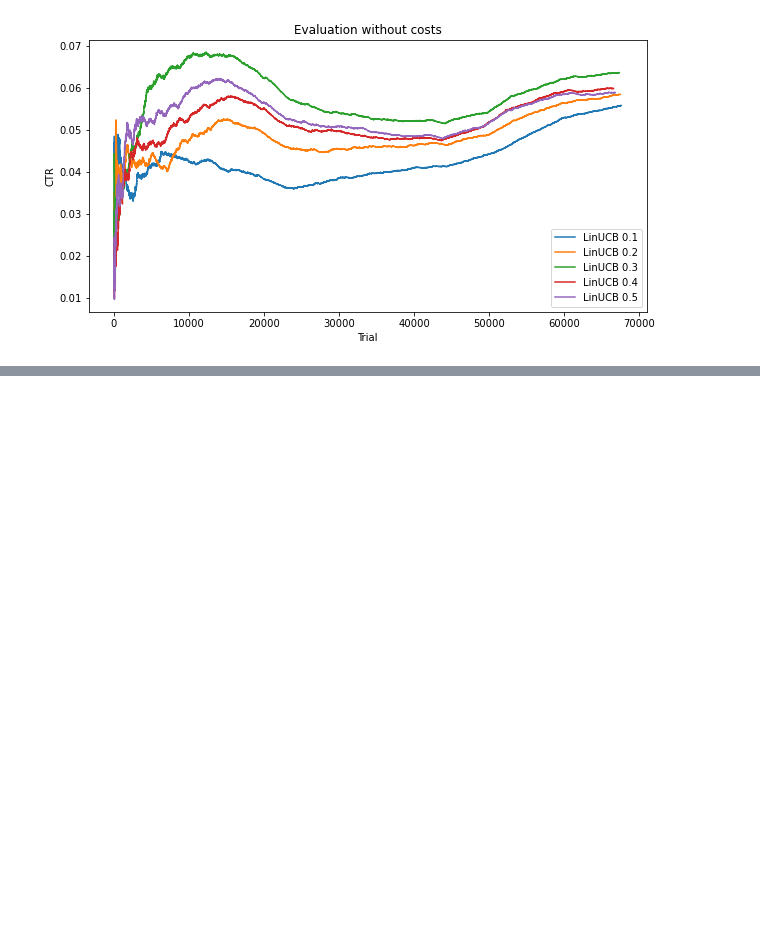
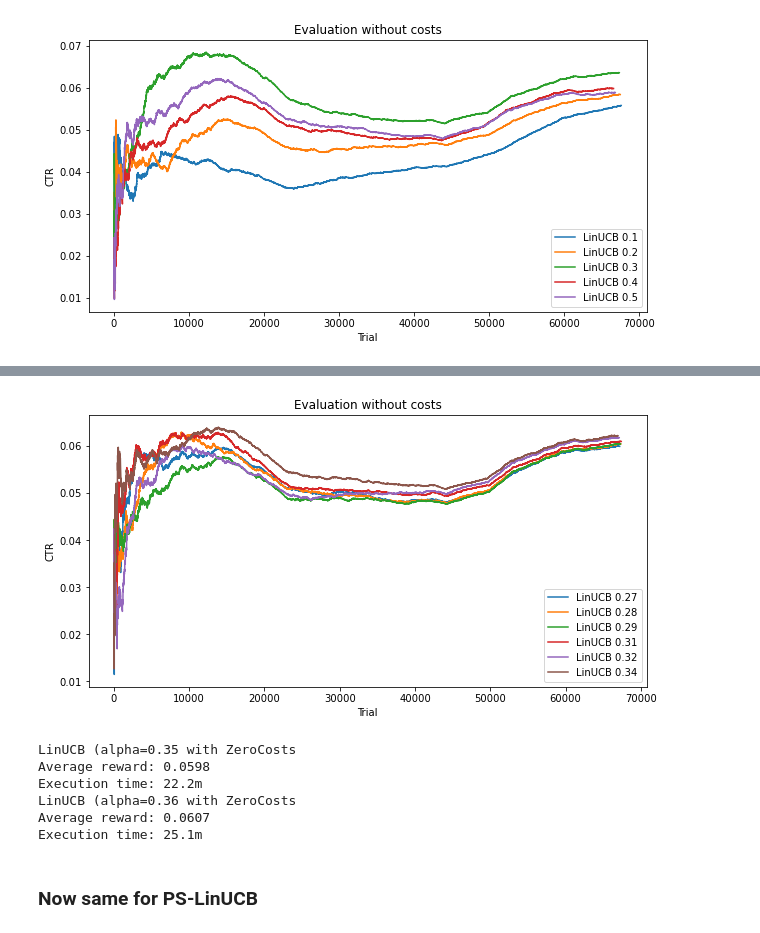
Before and after one commit to saeedghoorchian/NCC-Bandits, a Jupyter notebook: experiments/R6B/5_parameter_tuning.ipynb, the cells around one changed output, grey strips where cells are left out. Cells and saved outputs as stored; diff of their text form; code cells hidden in the pictures; blank space fills up the shorter version.

```diff
--- a/experiments/R6B/5_parameter_tuning.ipynb
+++ b/experiments/R6B/5_parameter_tuning.ipynb
@@ -105,3 +106,14 @@ Execution time: 22.1m
 plot_ctrs(ctr_dict)
 # %% [output]
 [figure]
+# %%
+ctr_dict = {}
+alphas = [0.27, 0.28, 0.29, 0.31, 0.32, 0.34]
+for alpha in alphas:
+    linucb_alg = algorithms.LinUCB(
+        context_dimension=len(data.events[0].user_features),
+        n_arms=data.n_arms,
+        alpha=alpha,
+    )
+    ctr = evaluation.evaluate(linucb_alg, data, stop_after=NUM_OF_TRIALS)
+    ctr_dict[f"LinUCB {alpha}"] = ctr
@@ -107,0 +139,22 @@ plot_ctrs(ctr_dict)
+# %%
+plot_ctrs(ctr_dict)
+# %% [output]
+[figure, added]
+# %%
+ctr_dict = {}
+alphas = [0.35, 0.36, 0.37]
+for alpha in alphas:
+    linucb_alg = algorithms.LinUCB(
+        context_dimension=len(data.events[0].user_features),
+        n_arms=data.n_arms,
+        alpha=alpha,
+    )
+    ctr = evaluation.evaluate(linucb_alg, data, stop_after=NUM_OF_TRIALS)
+    ctr_dict[f"LinUCB {alpha}"] = ctr
+# %% [output]
+LinUCB (alpha=0.35 with ZeroCosts
+Average reward: 0.0598
+Execution time: 22.2m
+LinUCB (alpha=0.36 with ZeroCosts
+Average reward: 0.0607
+Execution time: 25.1m
@@ -107,0 +163,2 @@ plot_ctrs(ctr_dict)
+# %% [markdown]
+### Now same for PS-LinUCB
```
Also changed, not shown: parts of 41 cells of this notebook, 10 other files.
